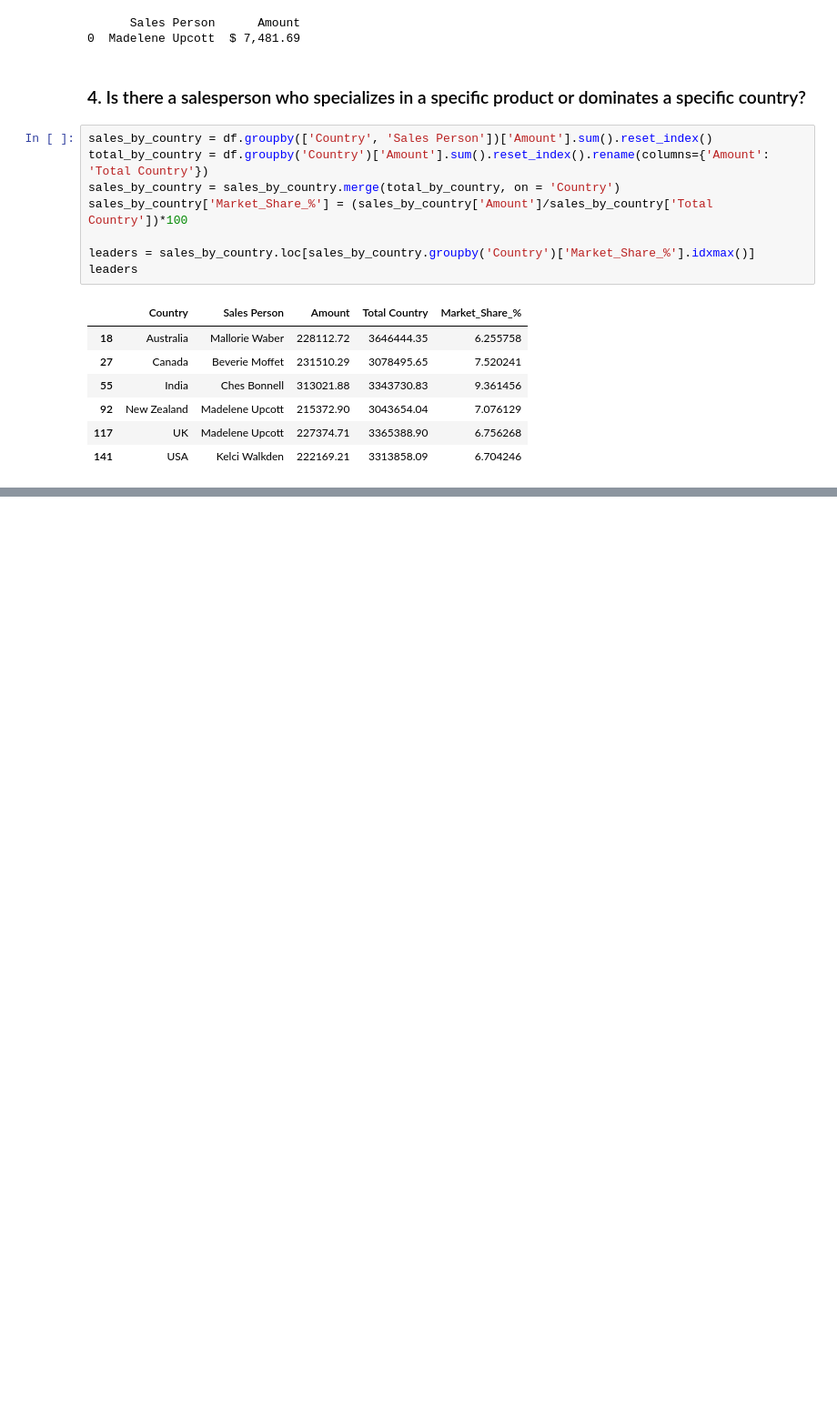
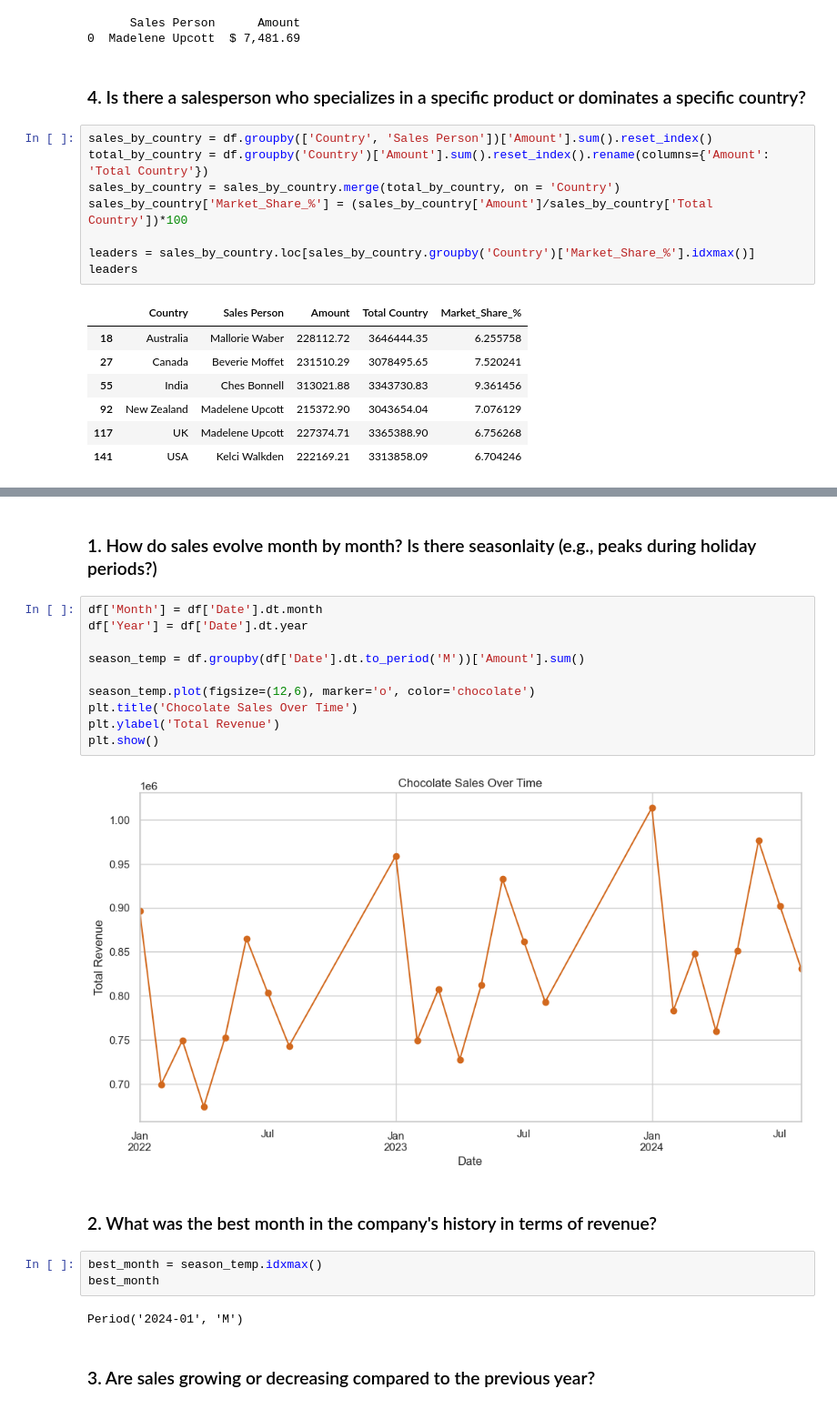
Before and after one commit to anxmarks/Chocolate-Sales, a Jupyter notebook: notebooks/02_visualization.ipynb, the cells around one changed output, grey strips where cells are left out. Shown at 91% size. Saved outputs shown, nothing was run; the diff lists cells and outputs as text; blank space fills up the shorter version.

Commit message:
Time Series Analysis

```diff
--- a/notebooks/02_visualization.ipynb
+++ b/notebooks/02_visualization.ipynb
@@ -376,0 +384,23 @@ leaders
+# %% [markdown]
+### 1. How do sales evolve month by month? Is there seasonlaity (e.g., peaks during holiday periods?)
+# %%
+df['Month'] = df['Date'].dt.month
+df['Year'] = df['Date'].dt.year
+
+season_temp = df.groupby(df['Date'].dt.to_period('M'))['Amount'].sum()
+
+season_temp.plot(figsize=(12,6), marker='o', color='chocolate')
+plt.title('Chocolate Sales Over Time')
+plt.ylabel('Total Revenue')
+plt.show()
+# %% [output]
+[figure, added]
+# %% [markdown]
+### 2. What was the best month in the company's history in terms of revenue?
+# %%
+best_month = season_temp.idxmax()
+best_month
+# %% [output]
+Period('2024-01', 'M')
+# %% [markdown]
+### 3. Are sales growing or decreasing compared to the previous year?
```
Also changed, not shown: parts of 4 cells of this notebook.
